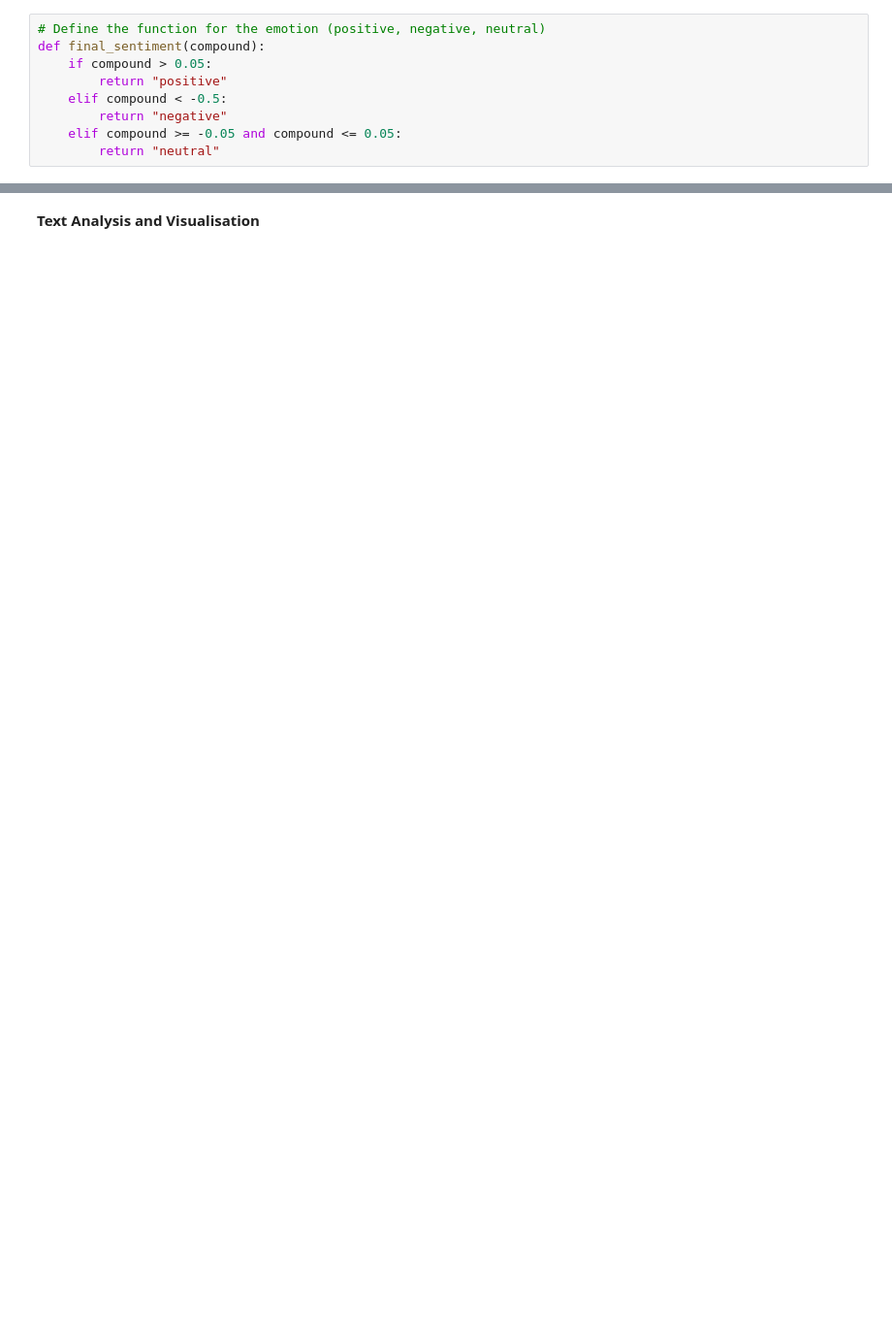
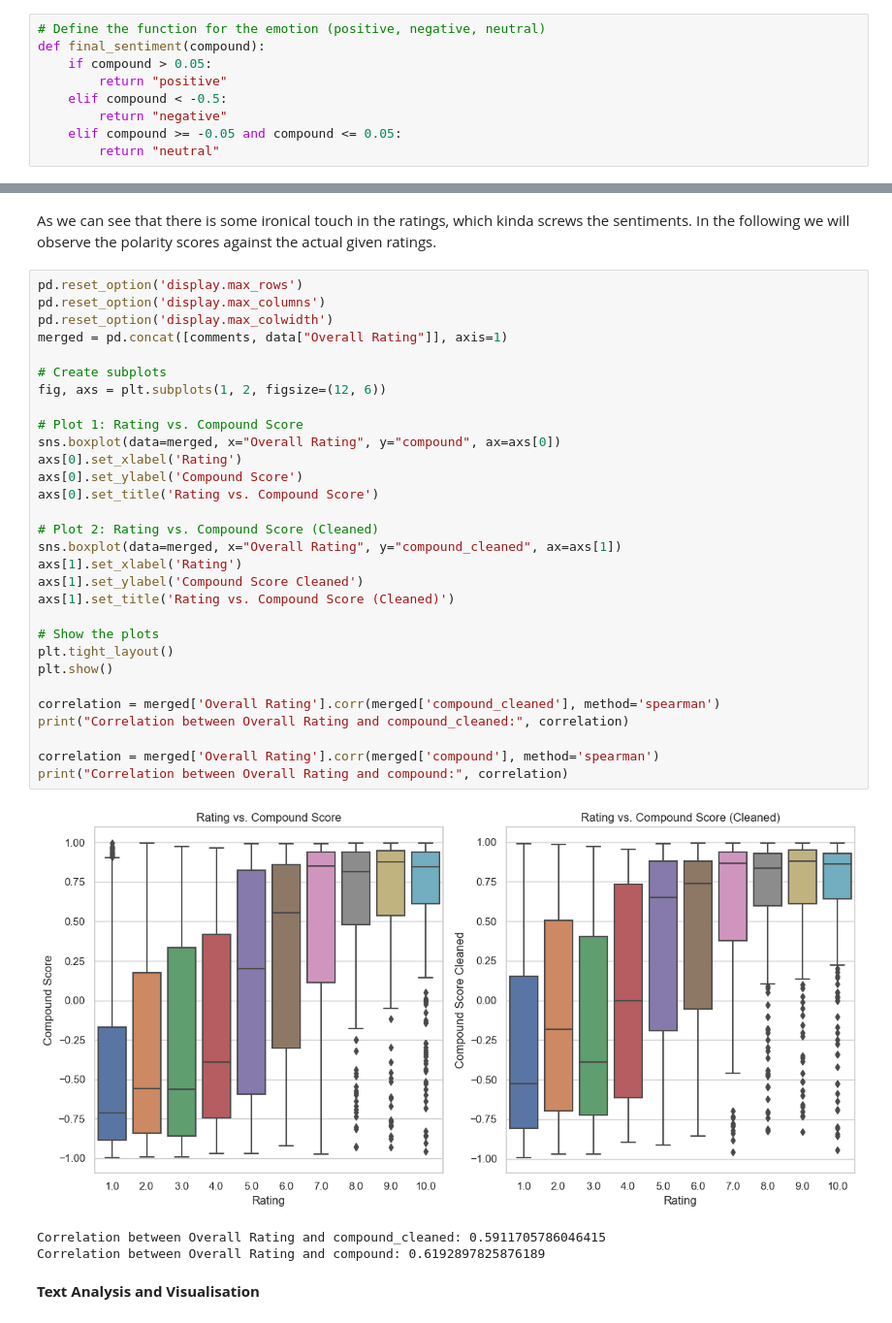
Before and after one commit to YouHayNeZ/NLP_for_Customer_Satisfaction_Modeling, a Jupyter notebook: sentiment_analysis_vader.ipynb, the cells around one changed output, grey strips where cells are left out. Shown at 97% size. Drawn from its saved outputs; the diff is of its cells as text; blank space fills up the shorter version.

```diff
--- a/sentiment_analysis_vader.ipynb
+++ b/sentiment_analysis_vader.ipynb
@@ -106,3 +192,39 @@ Among a total of over 2000 reviews, approximately 52.7% exhibited a positive sen
+# %% [markdown]
+As we can see that there is some ironical touch in the ratings, which kinda screws the sentiments. In the following we will observe the polarity scores against the actual given ratings.
+# %%
+pd.reset_option('display.max_rows')
+pd.reset_option('display.max_columns')
+pd.reset_option('display.max_colwidth')
+merged = pd.concat([comments, data["Overall Rating"]], axis=1)
+
+# Create subplots
+fig, axs = plt.subplots(1, 2, figsize=(12, 6))
+
+# Plot 1: Rating vs. Compound Score
+sns.boxplot(data=merged, x="Overall Rating", y="compound", ax=axs[0])
+axs[0].set_xlabel('Rating')
+axs[0].set_ylabel('Compound Score')
+axs[0].set_title('Rating vs. Compound Score')
+
+# Plot 2: Rating vs. Compound Score (Cleaned)
+sns.boxplot(data=merged, x="Overall Rating", y="compound_cleaned", ax=axs[1])
+axs[1].set_xlabel('Rating')
+axs[1].set_ylabel('Compound Score Cleaned')
+axs[1].set_title('Rating vs. Compound Score (Cleaned)')
+
+# Show the plots
+plt.tight_layout()
+plt.show()
+
+correlation = merged['Overall Rating'].corr(merged['compound_cleaned'], method='spearman')
+print("Correlation between Overall Rating and compound_cleaned:", correlation)
+
+correlation = merged['Overall Rating'].corr(merged['compound'], method='spearman')
+print("Correlation between Overall Rating and compound:", correlation)
+# %% [output]
+[figure, added]
+Correlation between Overall Rating and compound_cleaned: 0.5911705786046415
+Correlation between Overall Rating and compound: 0.6192897825876189
 # %% [markdown]
 **Text Analysis and Visualisation**
 # %%
```
Also changed, not shown: parts of 15 cells of this notebook.
